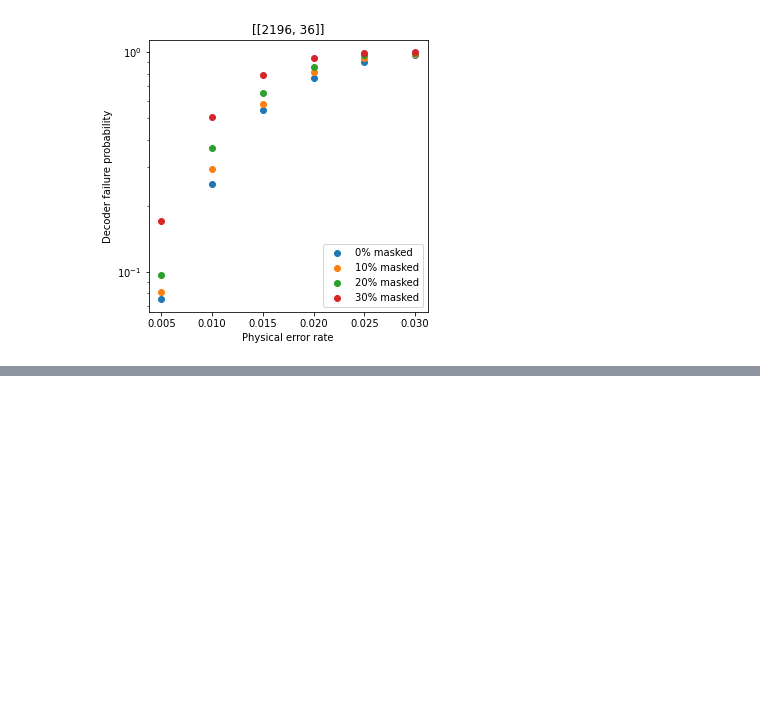
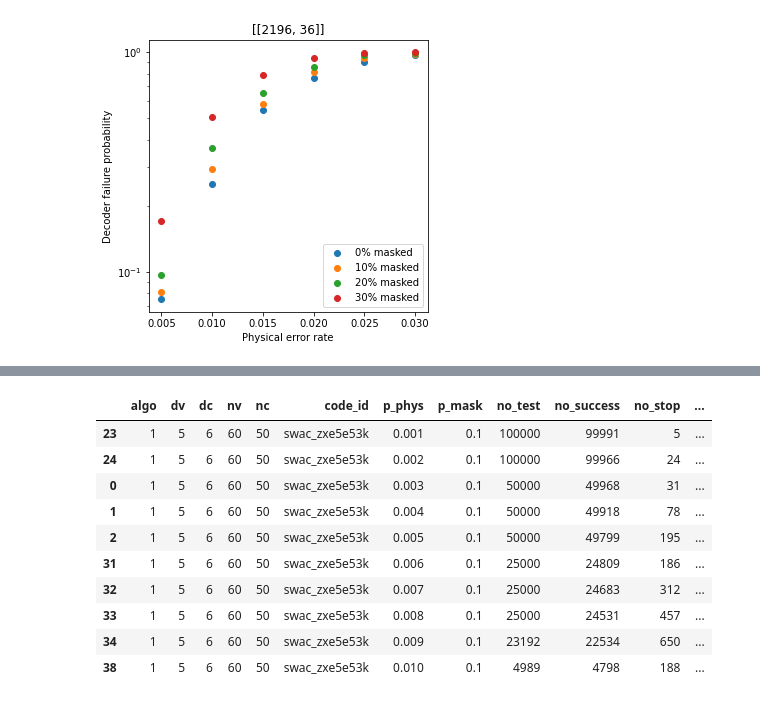
Before and after one commit to noahberthusen/hgp_embedding, a Jupyter notebook: hpg_new.ipynb, the cells around one changed output, grey strips where cells are left out. Cells and saved outputs as stored; diff of their text form; code cells hidden in the pictures; blank space fills up the shorter version.

```diff
--- a/hpg_new.ipynb
+++ b/hpg_new.ipynb
@@ -190,0 +281,14 @@ Text(0.5, 1.0, '[[2196, 36]]')
+# %%
+df[df['p_mask'] == 0.1].sort_values('p_phys')
+# %% [output]
+|  | algo | dv | dc | nv | nc | code_id | p_phys | p_mask | no_test | no_success | no_stop | ... |
+| 23 | 1 | 5 | 6 | 60 | 50 | swac_zxe5e53k | 0.001 | 0.1 | 100000 | 99991 | 5 | ... |
+| 24 | 1 | 5 | 6 | 60 | 50 | swac_zxe5e53k | 0.002 | 0.1 | 100000 | 99966 | 24 | ... |
+| 0 | 1 | 5 | 6 | 60 | 50 | swac_zxe5e53k | 0.003 | 0.1 | 50000 | 49968 | 31 | ... |
+| 1 | 1 | 5 | 6 | 60 | 50 | swac_zxe5e53k | 0.004 | 0.1 | 50000 | 49918 | 78 | ... |
+| 2 | 1 | 5 | 6 | 60 | 50 | swac_zxe5e53k | 0.005 | 0.1 | 50000 | 49799 | 195 | ... |
+| 31 | 1 | 5 | 6 | 60 | 50 | swac_zxe5e53k | 0.006 | 0.1 | 25000 | 24809 | 186 | ... |
+| 32 | 1 | 5 | 6 | 60 | 50 | swac_zxe5e53k | 0.007 | 0.1 | 25000 | 24683 | 312 | ... |
+| 33 | 1 | 5 | 6 | 60 | 50 | swac_zxe5e53k | 0.008 | 0.1 | 25000 | 24531 | 457 | ... |
+| 34 | 1 | 5 | 6 | 60 | 50 | swac_zxe5e53k | 0.009 | 0.1 | 23192 | 22534 | 650 | ... |
+| 38 | 1 | 5 | 6 | 60 | 50 | swac_zxe5e53k | 0.010 | 0.1 | 4989 | 4798 | 188 | ... |
```
Also changed, not shown: parts of 10 cells of this notebook, 51 other files.
